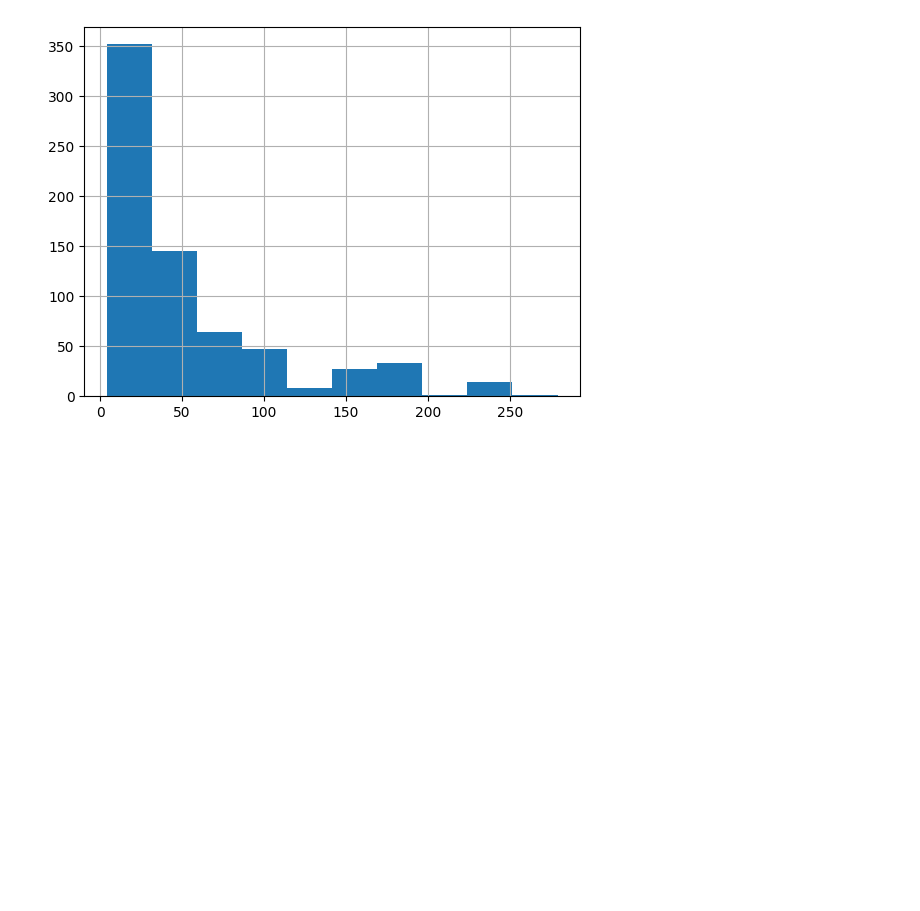
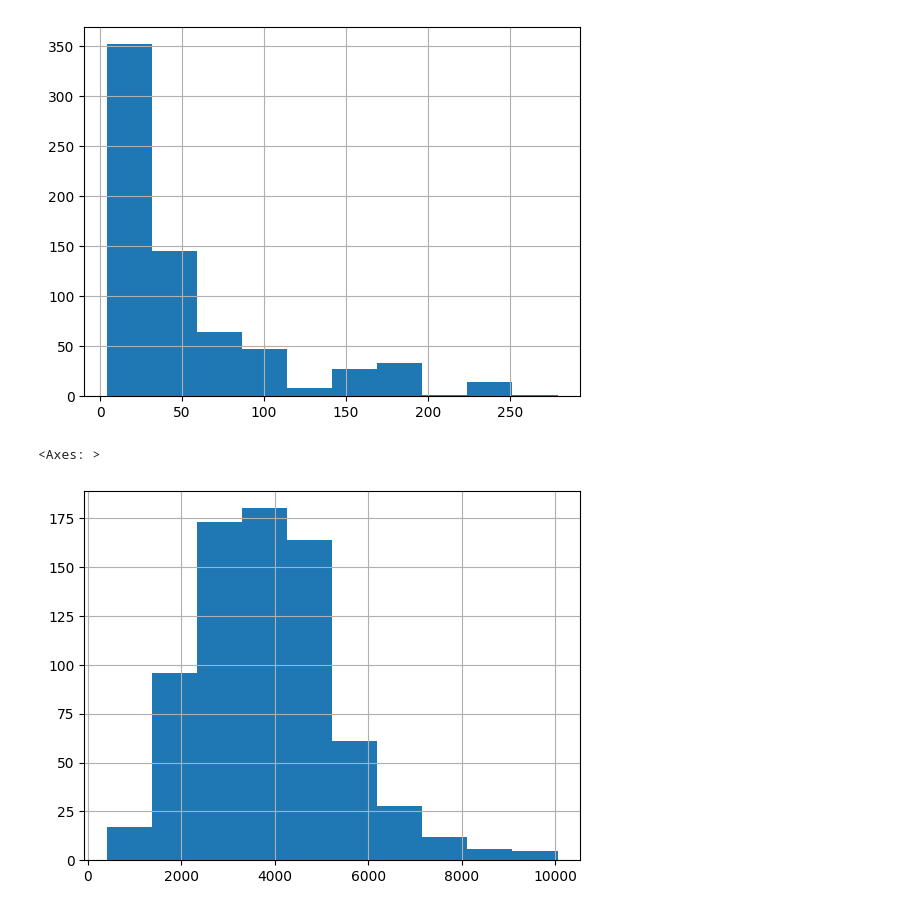
Before and after one commit to 87tana/Salary, a Jupyter notebook: EDA.ipynb, the cells around one changed output. Cells and saved outputs as stored; diff of their text form; code cells hidden in the pictures; blank space fills up the shorter version.

```diff
--- a/EDA.ipynb
+++ b/EDA.ipynb
@@ -204,3 +207,8 @@ df.age.hist()
 # %% [output]
 <Axes: >
 [figure]
+# %%
+df.desc_len.hist()
+# %% [output]
+<Axes: >
+[figure, added]
```
Also changed, not shown: parts of 12 cells of this notebook.
